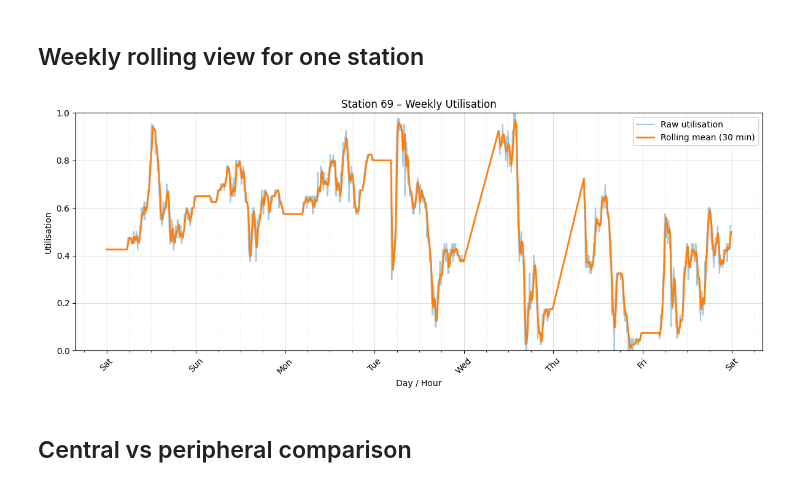
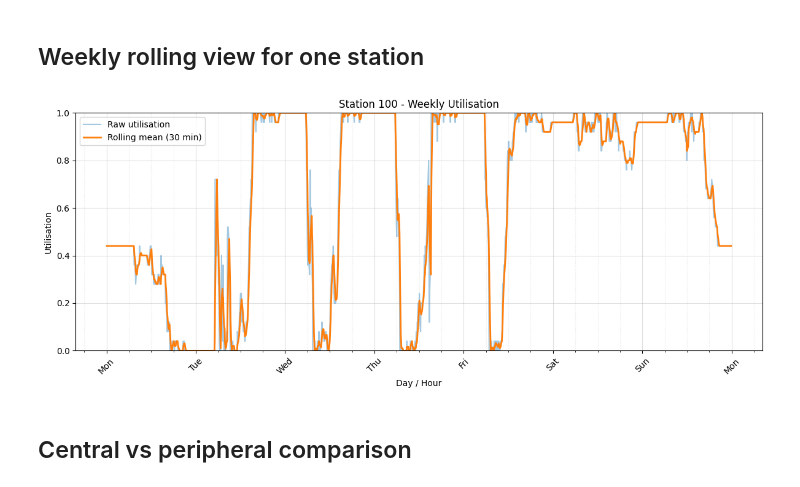
Before and after one commit to tbeliere12/dublin-bikes-availability-prediction, a Jupyter notebook: src/04_exploratory_analysis.ipynb, the cells around one changed output. Saved outputs shown, nothing was run; the diff lists cells and outputs as text; code cells hidden in the pictures.

```diff
--- a/src/04_exploratory_analysis.ipynb
+++ b/src/04_exploratory_analysis.ipynb
@@ -95,36 +95,36 @@ plt.show()
 # %%
 # station_id = int(df['station_id'].mode().iloc[0]) # most common station
 
-station_id = 69   # choose the station you want to analyze
-start = pd.Timestamp('2024-06-01')
-end   = pd.Timestamp('2024-06-08')
+station_id = 100   # choose the station to analyze
+start = pd.Timestamp('2024-05-06')
+end   = pd.Timestamp('2024-05-13')
 
 station_df = df[
     (df['station_id'] == station_id) &
     (df['last_reported'] >= start) &
     (df['last_reported'] < end)
 ].sort_values('last_reported')
 
 fig, ax = plt.subplots(figsize=(12,5))
 ax.plot(station_df['last_reported'], station_df['utilisation'], alpha=0.4, label='Raw utilisation')
 ax.plot(station_df['last_reported'], station_df['roll_mean_30min'], linewidth=2, label='Rolling mean (30 min)')
 
 ax.xaxis.set_major_locator(mdates.DayLocator())
 ax.xaxis.set_major_formatter(mdates.DateFormatter('%a'))
 ax.xaxis.set_minor_locator(mdates.HourLocator(byhour=[0,6,12,18]))
 ax.grid(True, which='major', linewidth=0.8, alpha=0.4)
 ax.grid(True, which='minor', linestyle=':', alpha=0.3)
 
 ax.set_ylim(0, 1.0)
-ax.set_title(f'Station {station_id} – Weekly Utilisation')
+ax.set_title(f'Station {station_id} - Weekly Utilisation')
 ax.set_xlabel('Day / Hour')
 ax.set_ylabel('Utilisation')
 ax.legend()
 plt.setp(ax.get_xticklabels(), rotation=45)
 plt.tight_layout()
 plt.show()
 # %% [output]
-[figure, old version]
+[figure, new version]
 # %% [markdown]
 ## Central vs peripheral comparison
 # %%
```
Also changed, not shown: parts of 1 cell of this notebook.
